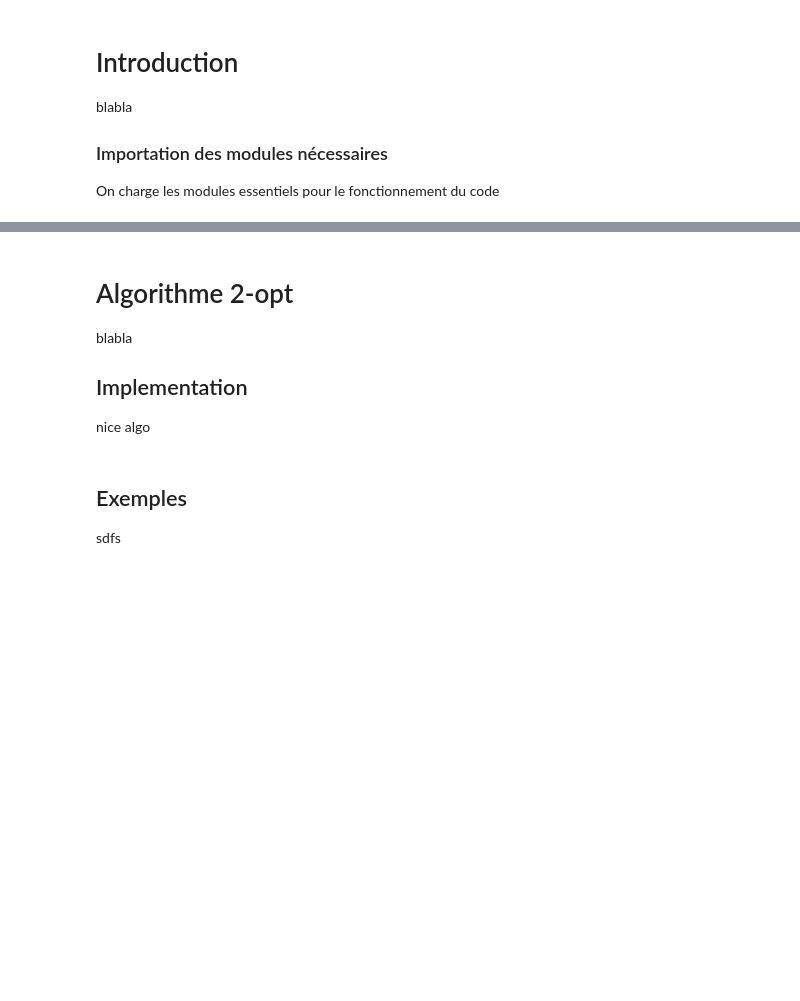
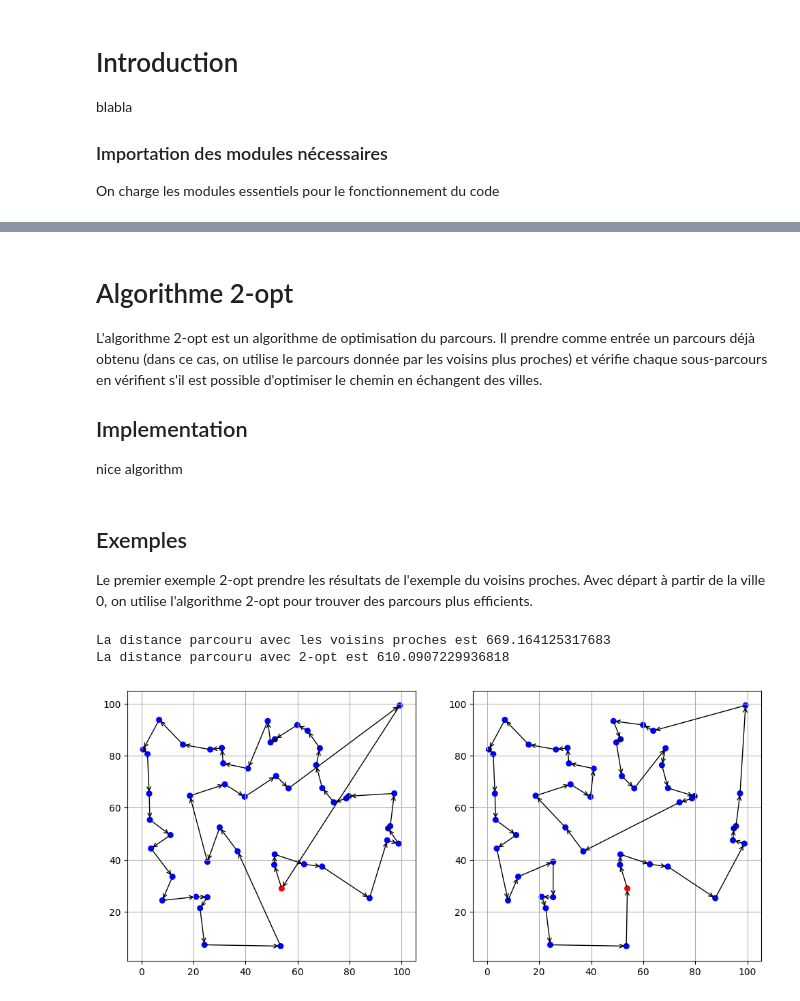
Before and after one commit to grvaldes/EADS-projet-mathematique, a Jupyter notebook: Python/notebook_gabriel.ipynb, the cells around one changed output, grey strips where cells are left out. Cells and saved outputs as stored; diff of their text form; code cells hidden in the pictures; blank space fills up the shorter version.

```diff
--- a/Python/notebook_gabriel.ipynb
+++ b/Python/notebook_gabriel.ipynb
@@ -164,15 +64,15 @@ def plot_graph(coords, radius=10, connected=True, embedded=False, axis=None):
         fig, axis = plt.subplots()
 
     # On ajoute chaque ville au graph
-    for i in range(coords.shape[0]):
-        circle = plt.Circle((coords[i,0], coords[i,1]), radius, color='blue', fill=True)
+    for i in range(len(coords)):
+        circle = plt.Circle((coords[i][0], coords[i][1]), radius, color='blue', fill=True)
         axis.add_patch(circle)
 
         # Si connecté, on ajoute les lignes entre villes
         if connected:
-            for j in range(i + 1, coords.shape[0]):
-                x_values = [coords[i,0], coords[j,0]]
-                y_values = [coords[i,1], coords[j,1]]
+            for j in range(i + 1, len(coords)):
+                x_values = [coords[i][0], coords[j][0]]
+                y_values = [coords[i][1], coords[j][1]]
                 axis.plot(x_values, y_values, color='black', linestyle='-')
 
     # Si l'image est indépendant on choisit ses propriétés
@@ -196,18 +96,18 @@ def plot_directed_graph(coords, order, radius=10, embedded=False, axis=None):
         fig, axis = plt.subplots()
 
     # On ajoute chaque ville au graph. La première ville on ajoute en rouge
-    for i in range(coords.shape[0]):
-        if i == 0:
-            circle = plt.Circle((coords[i,0], coords[i,1]), radius, color='red', fill=True)
+    for i in range(len(coords)):
+        if i == order[0]:
+            circle = plt.Circle((coords[i][0], coords[i][1]), radius, color='red', fill=True)
         else:
-            circle = plt.Circle((coords[i,0], coords[i,1]), radius, color='blue', fill=True)
+            circle = plt.Circle((coords[i][0], coords[i][1]), radius, color='blue', fill=True)
         axis.add_patch(circle)
 
     # Pour chaque ville, on ajoute une flèche connectant le parcours
     for j in range(len(order)-1):
-        x_values = [coords[order[j],0], coords[order[j+1],0]]
-        y_values = [coords[order[j],1], coords[order[j+1],1]]
-        axis.annotate("", xytext=(coords[order[j],0], coords[order[j],1]), xy=(coords[order[j+1],0], coords[order[j+1],1]), arrowprops=dict(arrowstyle="->"))
+        x_values = [coords[order[j]][0], coords[order[j+1]][0]]
+        y_values = [coords[order[j]][1], coords[order[j+1]][1]]
+        axis.annotate("", xytext=(coords[order[j]][0], coords[order[j]][1]), xy=(coords[order[j+1]][0], coords[order[j+1]][1]), arrowprops=dict(arrowstyle="->"))
 
     # Si l'image est indépendant on choisit ses propriétés
     if not embedded:
@@ -265,8 +206,8 @@ sfsd
 # %% [markdown]
 # Algorithme 2-opt
-blabla
+L'algorithme 2-opt est un algorithme de optimisation du parcours. Il prendre comme entrée un parcours déjà obtenu (dans ce cas, on utilise le parcours donnée par les voisins plus proches) et vérifie chaque sous-parcours en vérifient s'il est possible d'optimiser le chemin en échangent des villes.
 
 ## Implementation
-nice algo
+nice algorithm
 # %%
 # Fonction auxiliaire pour calculer la distance parcouru
@@ -317,3 +260,27 @@ def two_opt(map):
 # %% [markdown]
 ## Exemples
-sdfs
+Le premier exemple 2-opt prendre les résultats de l'exemple du voisins proches. Avec départ à partir de la ville 0, on utilise l'algorithme 2-opt pour trouver des parcours plus efficients.
+# %%
+villes = gen_villes(50, seed=30)                                                                # Création du réseau
+distances = constr_matrice_distances(villes)                                                    # Matrice de distances
+distance_totale_nn, ordre_visite_nn = nearest_neighbors(distances, premiere=0)                  # Parcours NN
+distance_totale_2o, ordre_visite_2o = two_opt(distances, distance_totale_nn, ordre_visite_nn)   # Parcours 2-opt
+
+print(f"La distance parcouru avec les voisins proches est {distance_totale_nn}")
+print(f"La distance parcouru avec 2-opt est {distance_totale_2o}")
+
+fig = plt.figure(figsize=(12,6))
+ax1 = plt.subplot(1,2,1)
+ax2 = plt.subplot(1,2,2)
+ax1.grid(True)
+ax2.grid(True)
+plot_directed_graph(villes, ordre_visite_nn, radius=1, embedded=True, axis=ax1)
+plot_directed_graph(villes, ordre_visite_2o, radius=1, embedded=True, axis=ax2)
+ax1.set_aspect('equal', 'box')
+ax2.set_aspect('equal', 'box')
+ax1.autoscale()
+ax2.autoscale()
+# %% [output]
+La distance parcouru avec les voisins proches est 669.164125317683
+La distance parcouru avec 2-opt est 610.0907229936818
+[figure, added]
```
Also changed, not shown: parts of 19 cells of this notebook.
